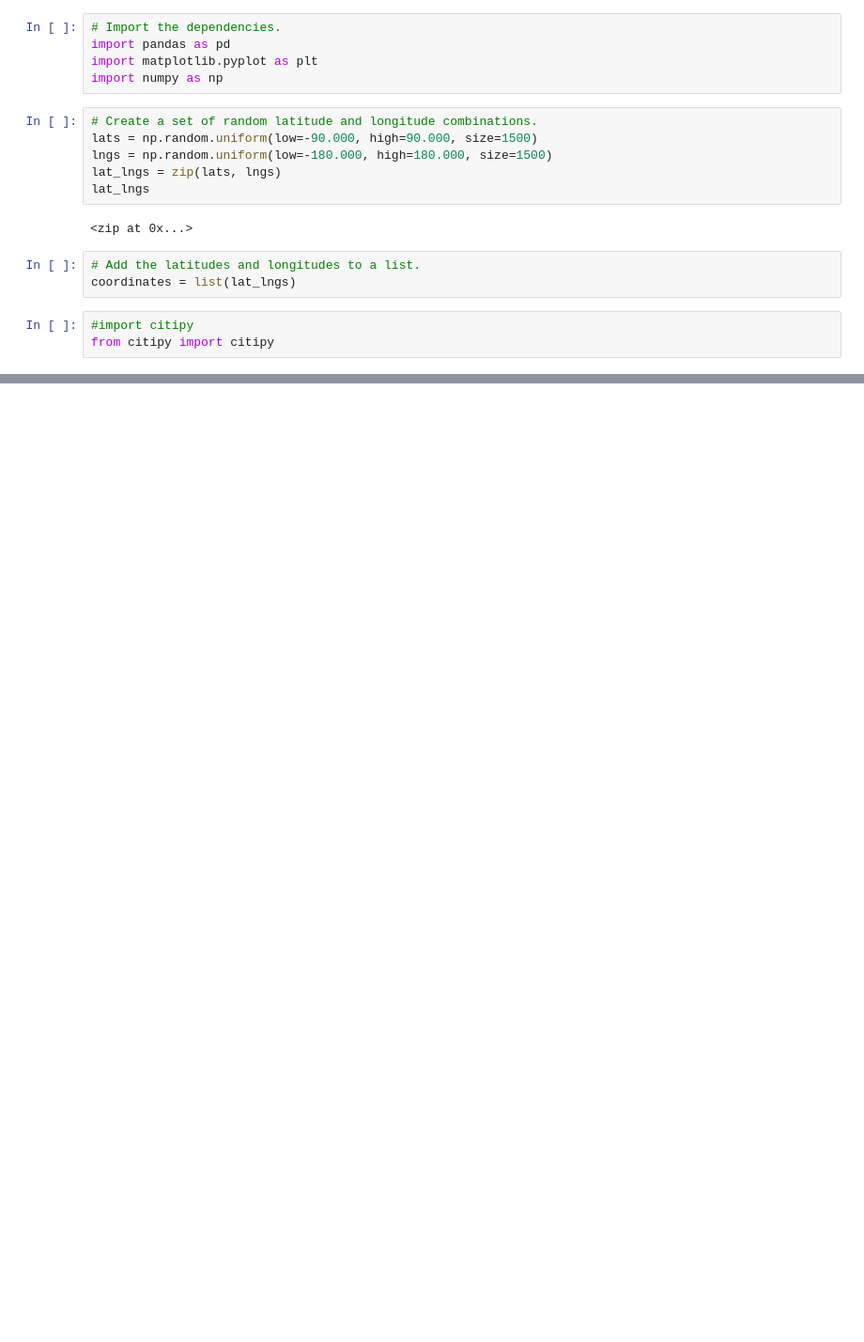
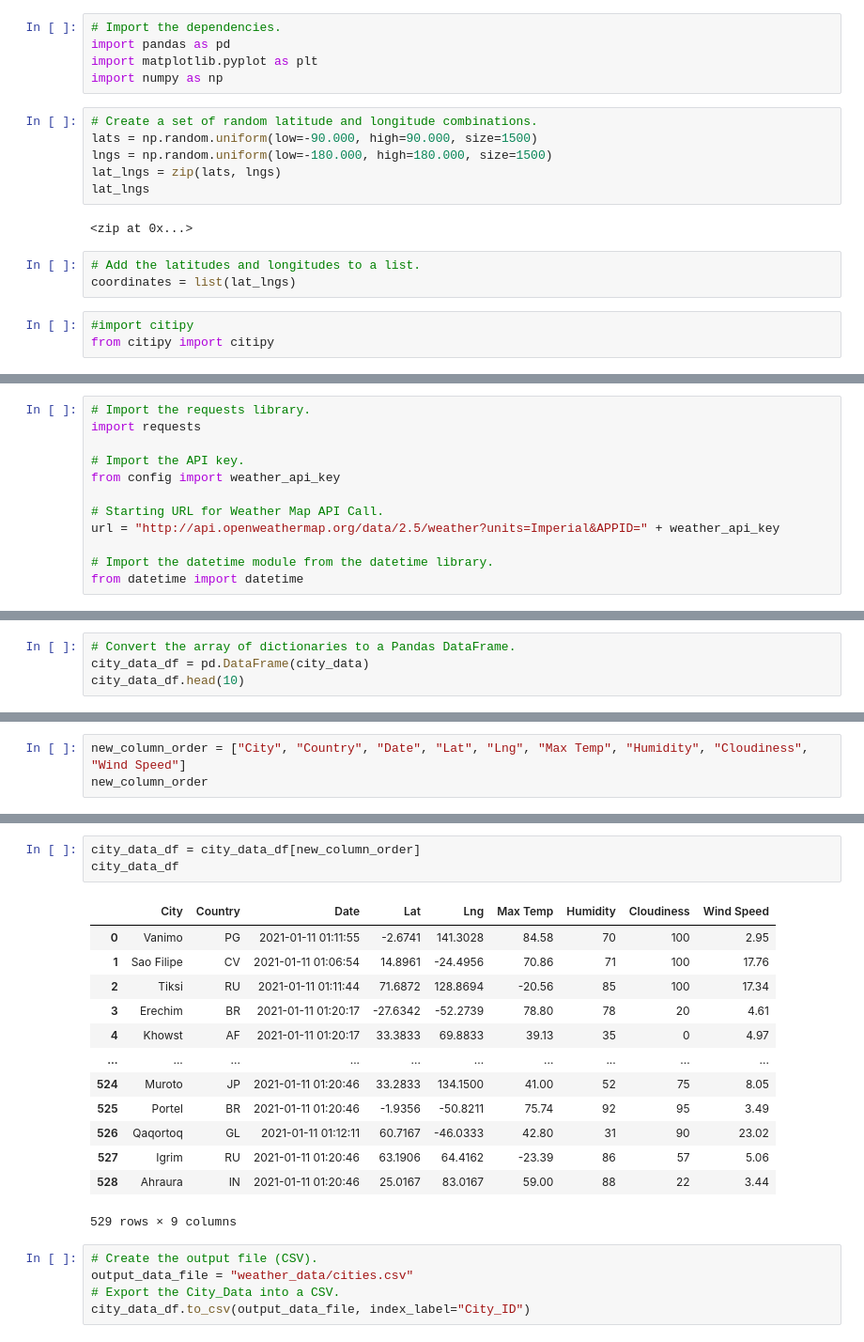
Before and after one commit to lmsullivan18/World_Weather_Analysis, a Jupyter notebook: WeatherPy.ipynb, the cells around one changed output, grey strips where cells are left out. Shown at 94% size. Drawn from its saved outputs; the diff is of its cells as text; blank space fills up the shorter version.

```diff
--- a/WeatherPy.ipynb
+++ b/WeatherPy.ipynb
@@ -33,0 +34,12 @@ len(cities)
+# %%
+# Import the requests library.
+import requests
+
+# Import the API key.
+from config import weather_api_key
+
+# Starting URL for Weather Map API Call.
+url = "http://api.openweathermap.org/data/2.5/weather?units=Imperial&APPID=" + weather_api_key
+
+# Import the datetime module from the datetime library.
+from datetime import datetime
@@ -33,0 +124,4 @@ len(cities)
+# %%
+# Convert the array of dictionaries to a Pandas DataFrame.
+city_data_df = pd.DataFrame(city_data)
+city_data_df.head(10)
@@ -33,0 +140,3 @@ len(cities)
+# %%
+new_column_order = ["City", "Country", "Date", "Lat", "Lng", "Max Temp", "Humidity", "Cloudiness", "Wind Speed"]
+new_column_order
@@ -33,0 +153,22 @@ len(cities)
+# %%
+city_data_df = city_data_df[new_column_order]
+city_data_df
+# %% [output]
+|  | City | Country | Date | Lat | Lng | Max Temp | Humidity | Cloudiness | Wind Speed |
+| 0 | Vanimo | PG | 2021-01-11 01:11:55 | -2.6741 | 141.3028 | 84.58 | 70 | 100 | 2.95 |
+| 1 | Sao Filipe | CV | 2021-01-11 01:06:54 | 14.8961 | -24.4956 | 70.86 | 71 | 100 | 17.76 |
+| 2 | Tiksi | RU | 2021-01-11 01:11:44 | 71.6872 | 128.8694 | -20.56 | 85 | 100 | 17.34 |
+| 3 | Erechim | BR | 2021-01-11 01:20:17 | -27.6342 | -52.2739 | 78.80 | 78 | 20 | 4.61 |
+| 4 | Khowst | AF | 2021-01-11 01:20:17 | 33.3833 | 69.8833 | 39.13 | 35 | 0 | 4.97 |
+| ... | ... | ... | ... | ... | ... | ... | ... | ... | ... |
+| 524 | Muroto | JP | 2021-01-11 01:20:46 | 33.2833 | 134.1500 | 41.00 | 52 | 75 | 8.05 |
+| 525 | Portel | BR | 2021-01-11 01:20:46 | -1.9356 | -50.8211 | 75.74 | 92 | 95 | 3.49 |
+| 526 | Qaqortoq | GL | 2021-01-11 01:12:11 | 60.7167 | -46.0333 | 42.80 | 31 | 90 | 23.02 |
+| 527 | Igrim | RU | 2021-01-11 01:20:46 | 63.1906 | 64.4162 | -23.39 | 86 | 57 | 5.06 |
+| 528 | Ahraura | IN | 2021-01-11 01:20:46 | 25.0167 | 83.0167 | 59.00 | 88 | 22 | 3.44 |
+529 rows × 9 columns
+# %%
+# Create the output file (CSV).
+output_data_file = "weather_data/cities.csv"
+# Export the City_Data into a CSV.
+city_data_df.to_csv(output_data_file, index_label="City_ID")
```
Also changed, not shown: parts of 4 cells of this notebook, 3 other files.
